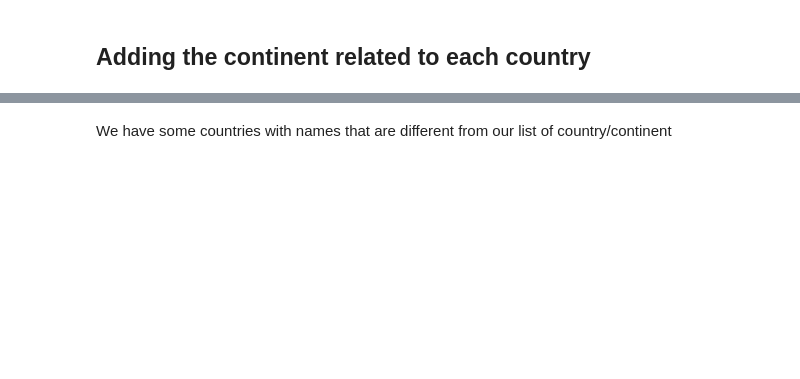
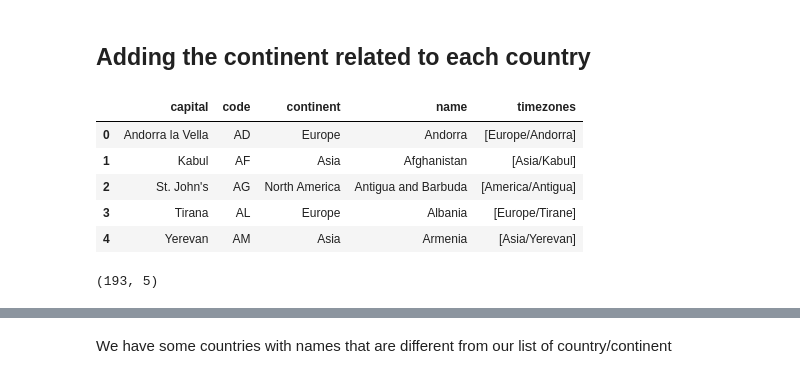
Before and after one commit to machine-learning-study-group/time-series-millenium-goals, a Jupyter notebook: 2-prepare-data.ipynb, the cells around one changed output, grey strips where cells are left out. Saved outputs shown, nothing was run; the diff lists cells and outputs as text; code cells hidden in the pictures; blank space fills up the shorter version.

```diff
--- a/2-prepare-data.ipynb
+++ b/2-prepare-data.ipynb
@@ -372,5 +432,18 @@ df.iloc[-5:,-11:]
 from data import countryinfo
 # %%
 df_continent = pd.DataFrame(countryinfo.countries)
+# %%
+df_continent.head()
+# %% [output]
+|  | capital | code | continent | name | timezones |
+| 0 | Andorra la Vella | AD | Europe | Andorra | [Europe/Andorra] |
+| 1 | Kabul | AF | Asia | Afghanistan | [Asia/Kabul] |
+| 2 | St. John's | AG | North America | Antigua and Barbuda | [America/Antigua] |
+| 3 | Tirana | AL | Europe | Albania | [Europe/Tirane] |
+| 4 | Yerevan | AM | Asia | Armenia | [Asia/Yerevan] |
+# %%
+df_continent.shape
+# %% [output]
+(193, 5)
 # %%
 df_continent.columns
```
Also changed, not shown: parts of 35 cells of this notebook.
